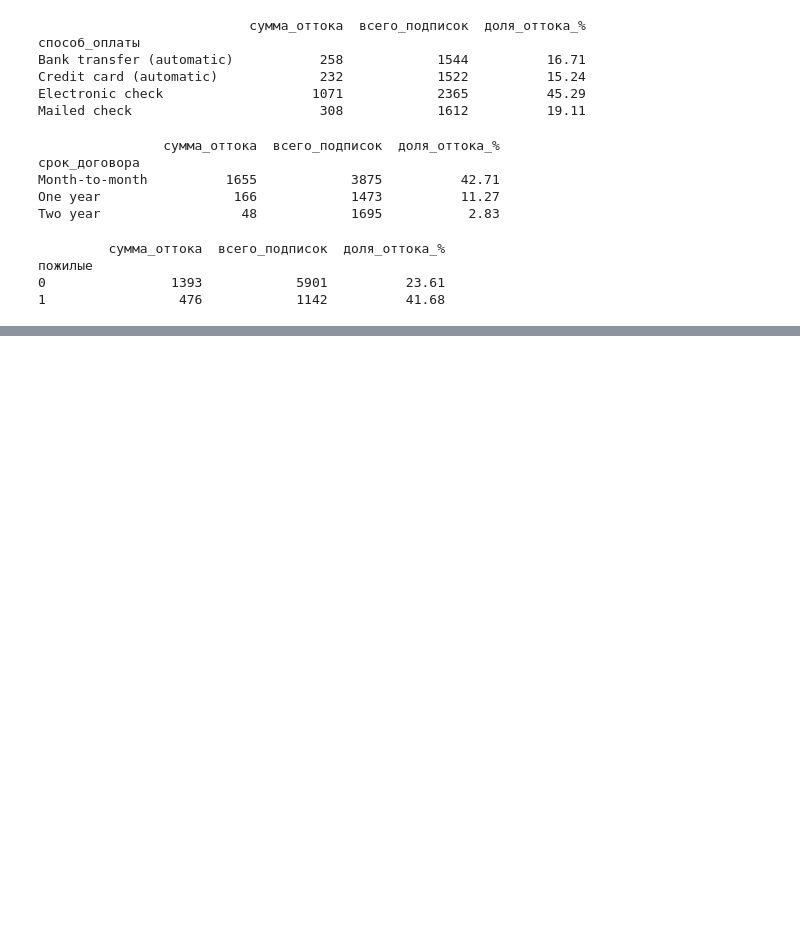
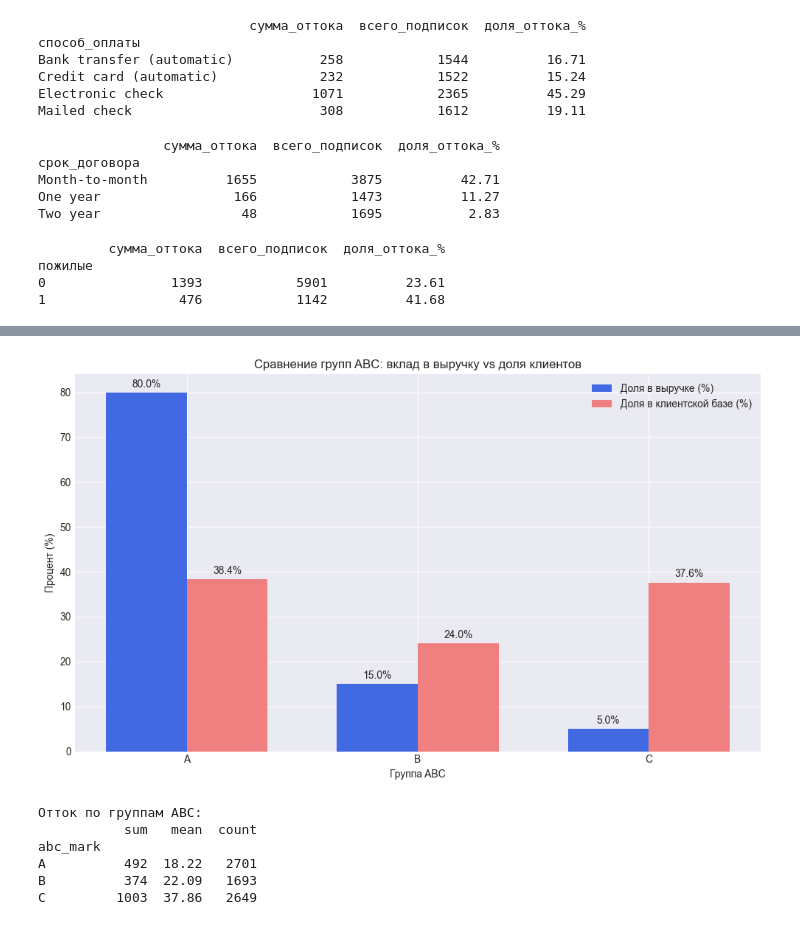
Before and after one commit to MargoUtropova/product_analitics_portfolio, a Jupyter notebook: notebooks/MobileData_Analysis.ipynb, the cells around one changed output, grey strips where cells are left out. Cells and saved outputs as stored; diff of their text form; code cells hidden in the pictures; blank space fills up the shorter version.

```diff
--- a/notebooks/MobileData_Analysis.ipynb
+++ b/notebooks/MobileData_Analysis.ipynb
@@ -544,0 +633,39 @@ print(pivot4)
+# %%
+# Строим двойную столбчатую диаграмму
+fig, ax = plt.subplots(figsize=(10, 6))
+x = np.arange(len(group_stats['abc_mark']))
+width = 0.35
+
+# Столбцы для доли выручки и доли клиентов
+bars1 = ax.bar(x - width/2, group_stats['revenue_share_%'], width, label='Доля в выручке (%)', color='royalblue')
+bars2 = ax.bar(x + width/2, group_stats['customer_share_%'], width, label='Доля в клиентской базе (%)', color='lightcoral')
+
+# Добавляем подписи
+ax.set_xlabel('Группа ABC')
+ax.set_ylabel('Процент (%)')
+ax.set_title('Сравнение групп ABC: вклад в выручку vs доля клиентов')
+ax.set_xticks(x)
+ax.set_xticklabels(group_stats['abc_mark'])
+ax.legend()
+ax.bar_label(bars1, padding=3, fmt='%.1f%%')
+ax.bar_label(bars2, padding=3, fmt='%.1f%%')
+
+plt.tight_layout()
+plt.show()
+# %% [output]
+[figure, added]
+# %%
+df = df.merge(df_abc[['customerID', 'abc_mark']], how='left', on='customerID')
+
+churn_by_abc = df.groupby('abc_mark')['Churn'].agg(['sum', 'mean', 'count'])
+churn_by_abc['mean'] = churn_by_abc['mean'] * 100
+
+print("Отток по группам ABC:")
+print(churn_by_abc.round(2))
+# %% [output]
+Отток по группам ABC:
+           sum   mean  count
+abc_mark
+A          492  18.22   2701
+B          374  22.09   1693
+C         1003  37.86   2649
```
Also changed, not shown: parts of 22 cells of this notebook.
